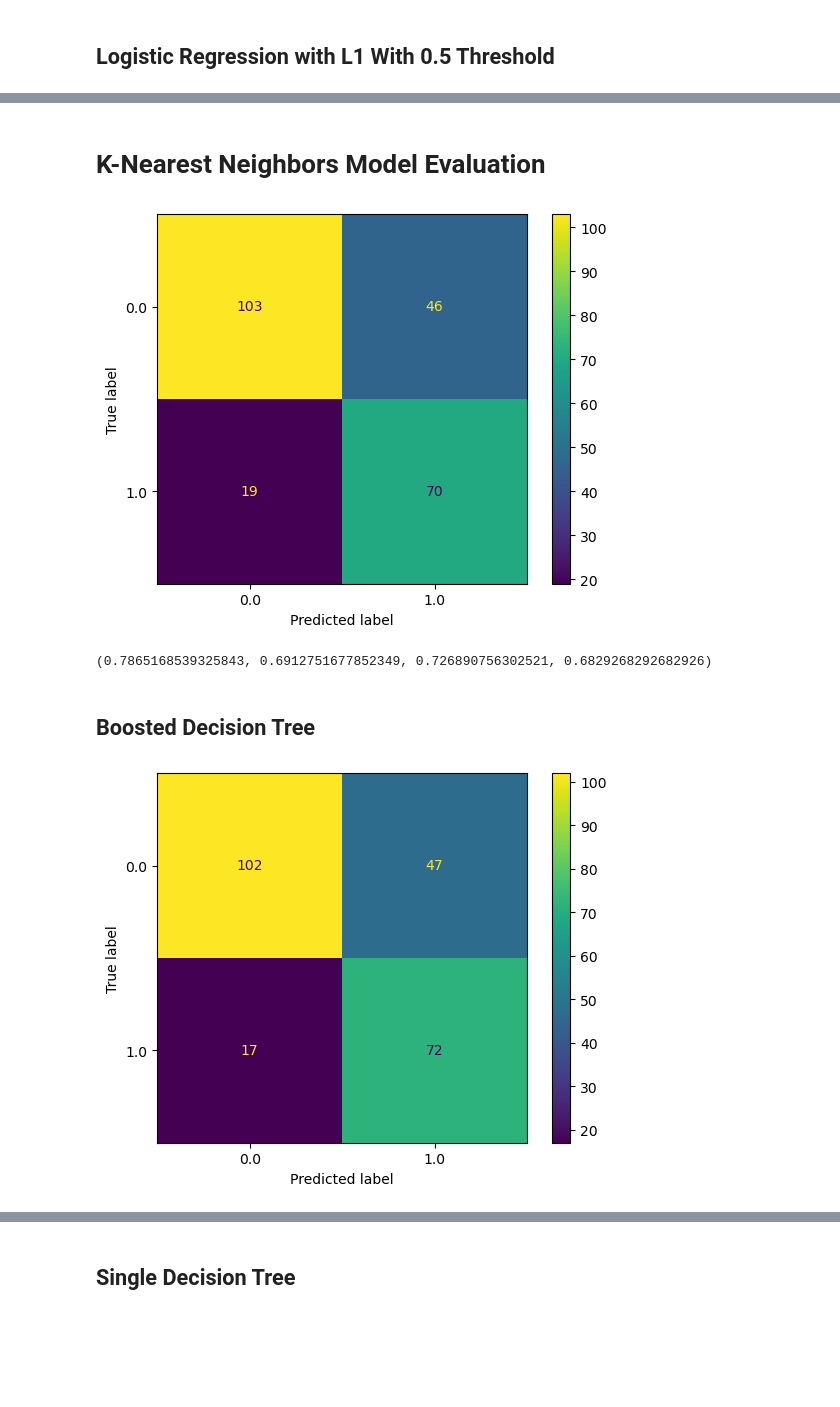
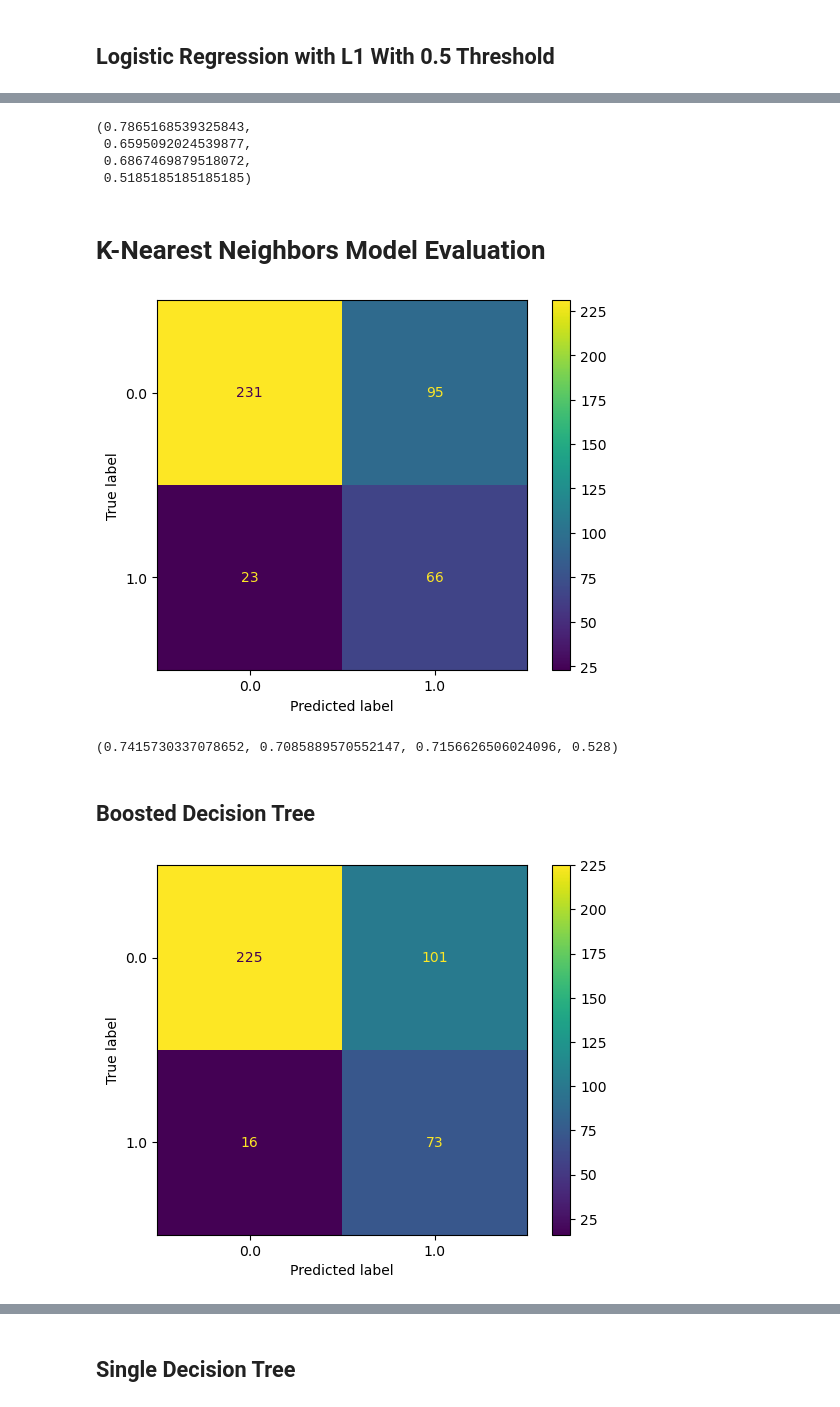
Before and after one commit to HNStaggs/Long-COVID, a Jupyter notebook: LongCOVID_Modeling.ipynb, the cells around one changed output, grey strips where cells are left out. Cells and saved outputs as stored; diff of their text form; code cells hidden in the pictures; blank space fills up the shorter version.

```diff
--- a/LongCOVID_Modeling.ipynb
+++ b/LongCOVID_Modeling.ipynb
@@ -587,0 +611,3 @@ dtype: int64
+# %%
+y_train_trim = y_train_imp[~y_train_imp.index.isin(y_train_under_index)]
+y_train_trim.shape
@@ -587,0 +616,4 @@ dtype: int64
+# %%
+# Add 177 rows back to testing data
+X_test_combo = pd.concat([X_test_pipe, X_train_trim], join='inner')
+X_test_combo
@@ -587,0 +634,4 @@ dtype: int64
+# %%
+# Add 177 rows back to testing data
+y_test_combo = pd.concat([y_test_imp, y_train_trim], join='inner')
+y_test_combo
@@ -588,3 +652,5 @@ dtype: int64
+# %%
+y_test_imp = y_test_combo
 # %% [markdown]
 ## Remove C-1 dummies for logistic regression classifier
 # %%
@@ -962,36 +1046,48 @@ logl1T_sens_bal, logl1T_spec_bal, logl1T_acc_bal, logl1T_f1
+# %%
+#Sensitivity, specificity, and accuracy for log reg
+logl1T_sens_bal = sensitivity_score(y_test_imp, log_l1_bal.predict_proba(X_test_log)[:, 1] >= 0.45)
+logl1T_spec_bal = specificity_score(y_test_imp, log_l1_bal.predict_proba(X_test_log)[:, 1] >= 0.45)
+logl1T_acc_bal = accuracy_score(y_test_imp, log_l1_bal.predict_proba(X_test_log)[: , 1] >= 0.45)
+logl1T_f1 = f1_score(y_test_imp, log_l1_bal.predict_proba(X_test_log)[:, 1] >= 0.45)
+logl1T_sens_bal, logl1T_spec_bal, logl1T_acc_bal, logl1T_f1
+# %% [output]
+(0.7865168539325843,
+ 0.6595092024539877,
+ 0.6867469879518072,
+ 0.5185185185185185)
 # %% [markdown]
 # K-Nearest Neighbors Model Evaluation
 # %%
 #KNN
 # Compute the confusion matrix for KNN
-knn_cm_bal = confusion_matrix(y_true = y_test_imp, y_pred = knn.predict(X_test_pipe), labels = knn.classes_)
+knn_cm_bal = confusion_matrix(y_true = y_test_imp, y_pred = knn.predict(X_test_combo), labels = knn.classes_)
 # Create a ConfusionMatrixDisplay object for visualization
 knn_disp_bal = ConfusionMatrixDisplay(confusion_matrix= knn_cm_bal, display_labels=knn.classes_)
 knn_disp_bal.plot()
 warnings.filterwarnings('ignore')
 plt.show()
 # %% [output]
-[figure, old version]
+[figure, new version]
 # %%
 #Sensitivity, specificity, and accuracy for KNN trained with balanced data
-knn_sens_bal = sensitivity_score(y_test_imp, knn.predict(X_test_pipe))
-knn_spec_bal = specificity_score(y_test_imp, knn.predict(X_test_pipe))
-knn_acc_bal = accuracy_score(y_test_imp, knn.predict(X_test_pipe))
-knn_f1 = f1_score(y_test_imp, knn.predict(X_test_pipe))
+knn_sens_bal = sensitivity_score(y_test_imp, knn.predict(X_test_combo))
+knn_spec_bal = specificity_score(y_test_imp, knn.predict(X_test_combo))
+knn_acc_bal = accuracy_score(y_test_imp, knn.predict(X_test_combo))
+knn_f1 = f1_score(y_test_imp, knn.predict(X_test_combo))
 warnings.filterwarnings('ignore')
 knn_sens_bal, knn_spec_bal, knn_acc_bal, knn_f1
 # %% [output]
-(0.7865168539325843, 0.6912751677852349, 0.726890756302521, 0.6829268292682926)
+(0.7415730337078652, 0.7085889570552147, 0.7156626506024096, 0.528)
 # %% [markdown]
 ## Boosted Decision Tree
 # %%
 #Confusion matrix for tree
-tree_cm_bal = confusion_matrix(y_true = y_test_imp, y_pred = tree_search.predict(X_test_pipe), labels = tree_search.classes_)
+tree_cm_bal = confusion_matrix(y_true = y_test_imp, y_pred = tree_search.predict(X_test_combo), labels = tree_search.classes_)
 tree_disp_bal = ConfusionMatrixDisplay(confusion_matrix= tree_cm_bal, display_labels=tree_search.classes_)
 tree_disp_bal.plot()
 plt.show()
 # %% [output]
-[figure, old version]
+[figure, new version]
 # %%
 #Sensitivity, specificity, and accuracy for decision tree with balanced training
 #Much improved
```
Also changed, not shown: parts of 353 cells of this notebook, 1 other file.
